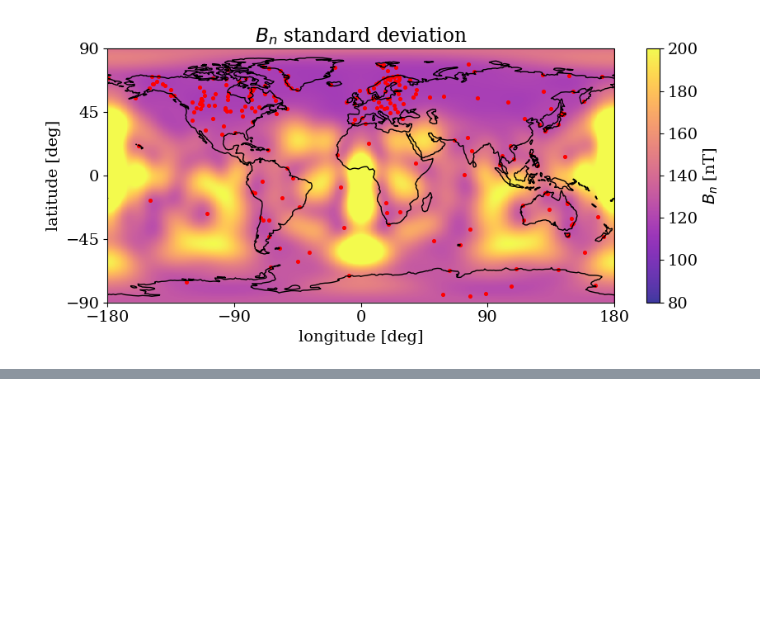
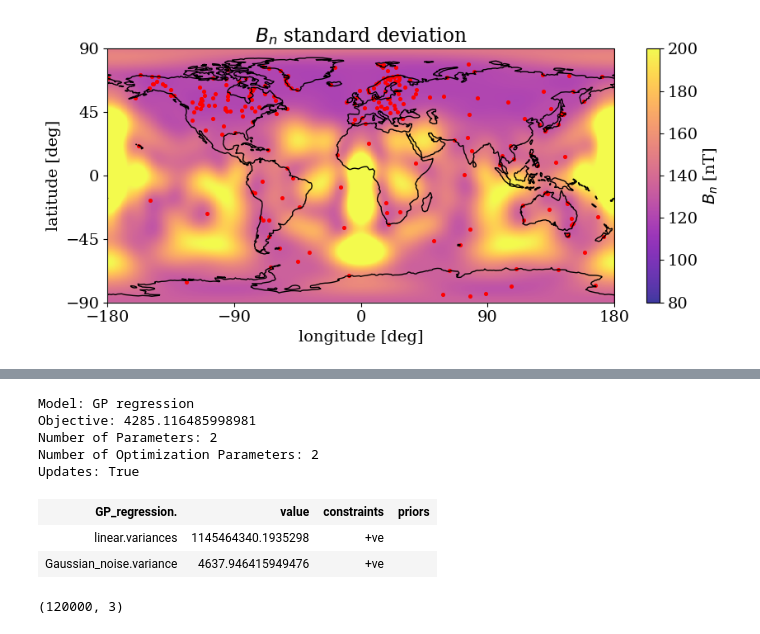
Before and after one commit to FrontierDevelopmentLab/2024-HL-GeoCL, a Jupyter notebook: src/GP/gaussian_process_tutorial_superMAG.ipynb, the cells around one changed output, grey strips where cells are left out. Drawn from its saved outputs; the diff is of its cells as text; code cells hidden in the pictures; blank space fills up the shorter version.

```diff
--- a/src/GP/gaussian_process_tutorial_superMAG.ipynb
+++ b/src/GP/gaussian_process_tutorial_superMAG.ipynb
@@ -324,0 +368,26 @@ plt.savefig("figures/rbf_error_ell_" + str(ell) + ".png", dpi=600)
+# %%
+m
+# %% [output]
+Model: GP regression
+Objective: 4285.116485998981
+Number of Parameters: 2
+Number of Optimization Parameters: 2
+Updates: True
+| GP_regression. | value | constraints | priors |
+| linear.variances | 1145464340.1935298 | +ve |  |
+| Gaussian_noise.variance | 4637.946415949476 | +ve |  |
+# %%
+# create prediction points
+n_lat = 300
+n_lon = 400
+lat_pred, lon_pred, r_pred = np.meshgrid(np.linspace(-89, 89, n_lat, endpoint=False),
+                          np.linspace(0, 360, n_lon, endpoint=False),
+                          R_earth,
+                          indexing='ij')
+
+pred_lat_lon_r = np.vstack((np.ndarray.flatten(lat_pred),
+                            np.ndarray.flatten(lon_pred),
+                            np.ndarray.flatten(r_pred))).T
+pred_lat_lon_r.shape
+# %% [output]
+(120000, 3)
```
Also changed, not shown: parts of 24 cells of this notebook.
